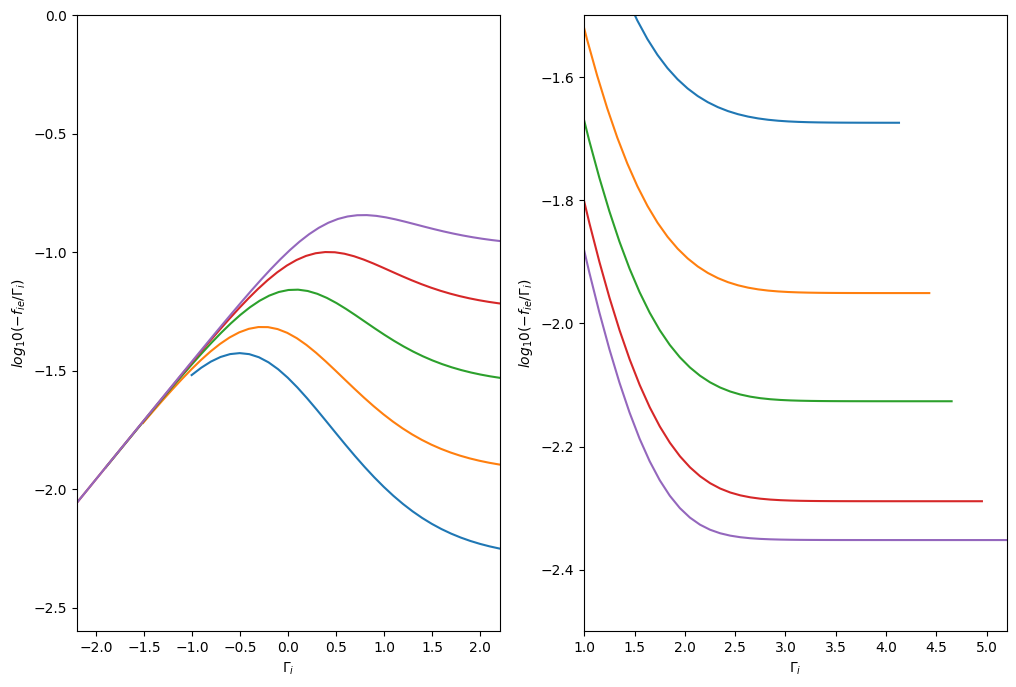
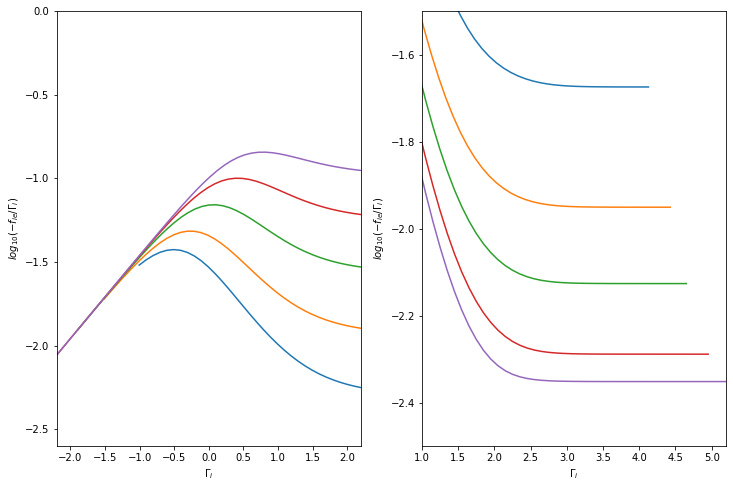
Code edit (unified diff) that turned the first committed figure into the second:
--- before
+++ after
@@ -9,5 +9,5 @@
 
 plt.xlabel("$\\Gamma_i$")
-plt.ylabel("$log_10 (-f_{ie}/\\Gamma_i) $")
+plt.ylabel("$log_{10} (-f_{ie}/\\Gamma_i) $")
 
 plt.subplot(122)
@@ -21,4 +21,5 @@
 
 plt.xlabel("$\\Gamma_i$")
-plt.ylabel("$log_10 (-f_{ie}/\\Gamma_i) $")
+plt.ylabel("$log_{10} (-f_{ie}/\\Gamma_i) $")
 
+plt.show()

Commit: new temperature evol